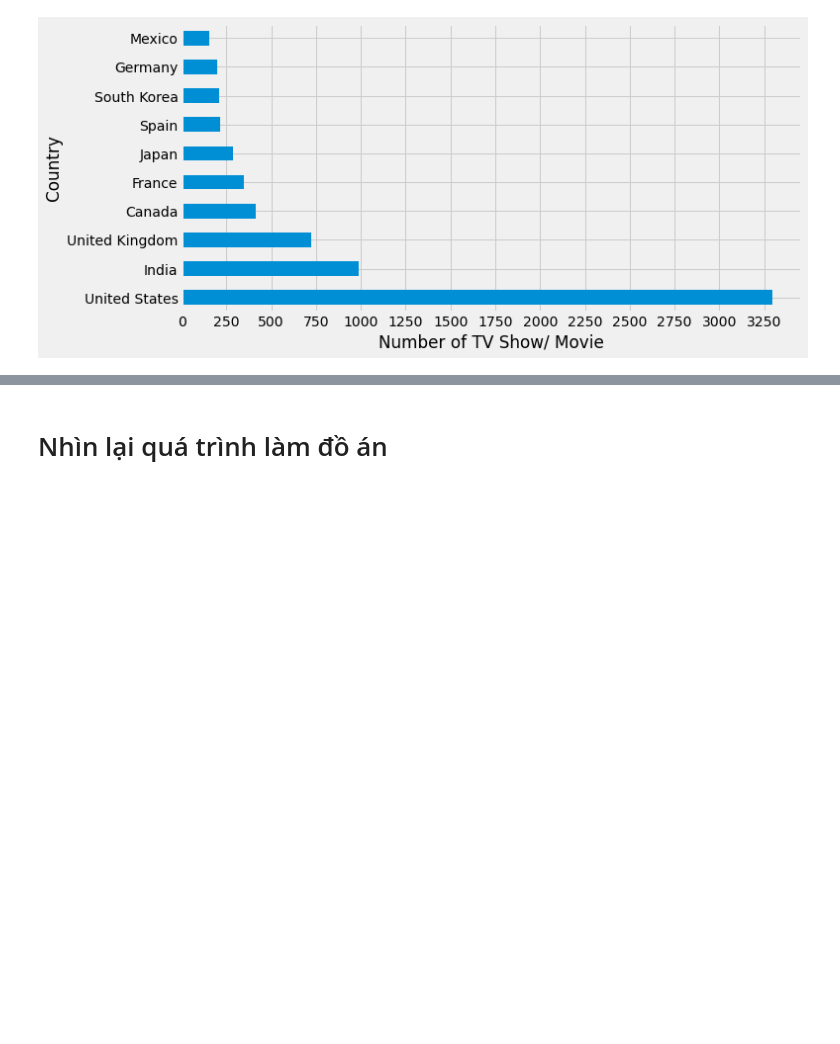
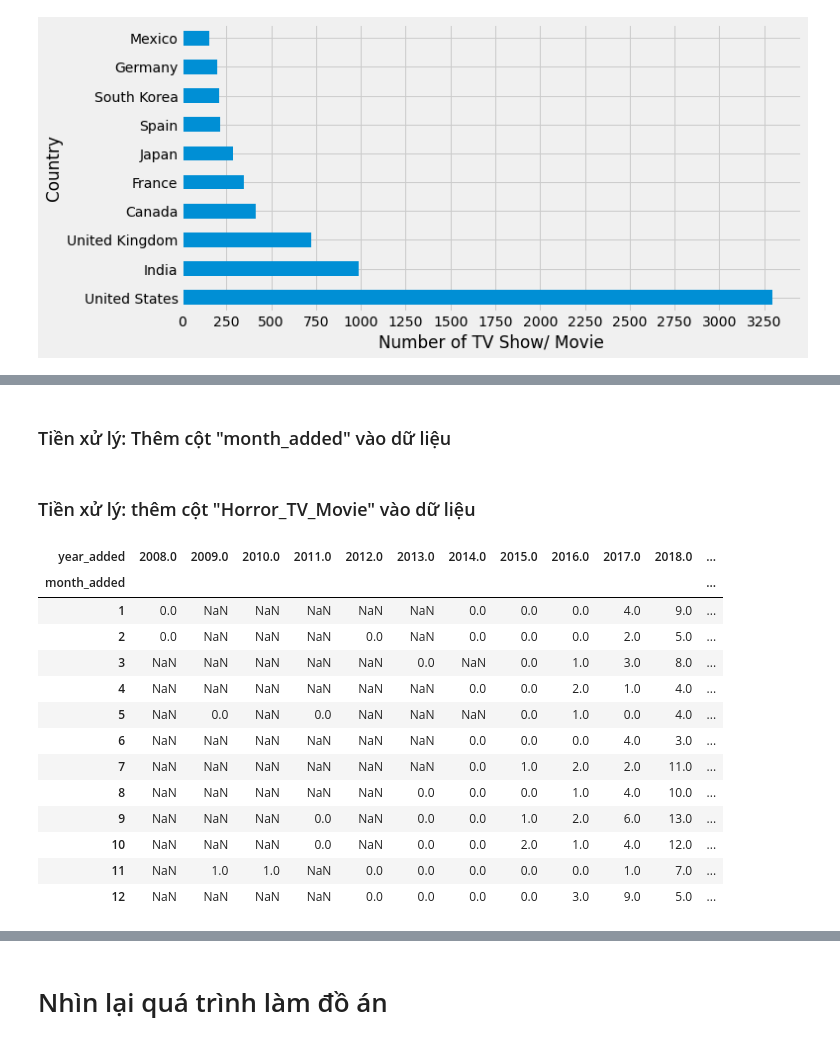
Before and after one commit to Duyvugithub/Final_P4DS, a Jupyter notebook: Notebook.ipynb, the cells around one changed output, grey strips where cells are left out. Cells and saved outputs as stored; diff of their text form; code cells hidden in the pictures; blank space fills up the shorter version.

```diff
--- a/Notebook.ipynb
+++ b/Notebook.ipynb
@@ -468,0 +486,2 @@ plt.show()
+# %% [markdown]
+### Tiền xử lý: Thêm cột "month_added" vào dữ liệu
@@ -468,0 +490,2 @@ plt.show()
+# %% [markdown]
+### Tiền xử lý: thêm cột "Horror_TV_Movie" vào dữ liệu
@@ -468,0 +495,19 @@ plt.show()
+# %%
+horror_df = nmts_df.groupby(["month_added", "year_added"])["Horror_TV_Movie"].agg(sum)
+horror_df = horror_df.unstack()
+horror_df
+# %% [output]
+| year_added | 2008.0 | 2009.0 | 2010.0 | 2011.0 | 2012.0 | 2013.0 | 2014.0 | 2015.0 | 2016.0 | 2017.0 | 2018.0 | ... |
+| month_added |  |  |  |  |  |  |  |  |  |  |  | ... |
+| 1 | 0.0 | NaN | NaN | NaN | NaN | NaN | 0.0 | 0.0 | 0.0 | 4.0 | 9.0 | ... |
+| 2 | 0.0 | NaN | NaN | NaN | 0.0 | NaN | 0.0 | 0.0 | 0.0 | 2.0 | 5.0 | ... |
+| 3 | NaN | NaN | NaN | NaN | NaN | 0.0 | NaN | 0.0 | 1.0 | 3.0 | 8.0 | ... |
+| 4 | NaN | NaN | NaN | NaN | NaN | NaN | 0.0 | 0.0 | 2.0 | 1.0 | 4.0 | ... |
+| 5 | NaN | 0.0 | NaN | 0.0 | NaN | NaN | NaN | 0.0 | 1.0 | 0.0 | 4.0 | ... |
+| 6 | NaN | NaN | NaN | NaN | NaN | NaN | 0.0 | 0.0 | 0.0 | 4.0 | 3.0 | ... |
+| 7 | NaN | NaN | NaN | NaN | NaN | NaN | 0.0 | 1.0 | 2.0 | 2.0 | 11.0 | ... |
+| 8 | NaN | NaN | NaN | NaN | NaN | 0.0 | 0.0 | 0.0 | 1.0 | 4.0 | 10.0 | ... |
+| 9 | NaN | NaN | NaN | 0.0 | NaN | 0.0 | 0.0 | 1.0 | 2.0 | 6.0 | 13.0 | ... |
+| 10 | NaN | NaN | NaN | 0.0 | NaN | 0.0 | 0.0 | 2.0 | 1.0 | 4.0 | 12.0 | ... |
+| 11 | NaN | 1.0 | 1.0 | NaN | 0.0 | 0.0 | 0.0 | 0.0 | 0.0 | 1.0 | 7.0 | ... |
+| 12 | NaN | NaN | NaN | NaN | 0.0 | 0.0 | 0.0 | 0.0 | 3.0 | 9.0 | 5.0 | ... |
```
Also changed, not shown: parts of 27 cells of this notebook.
